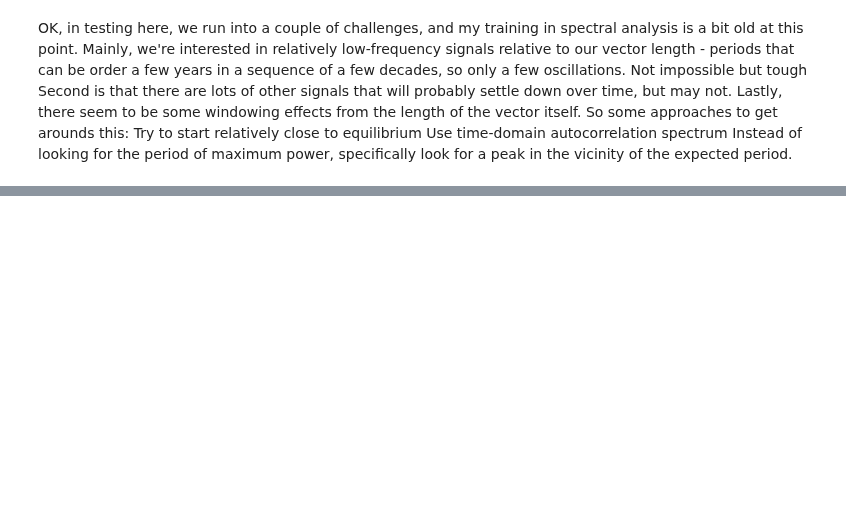
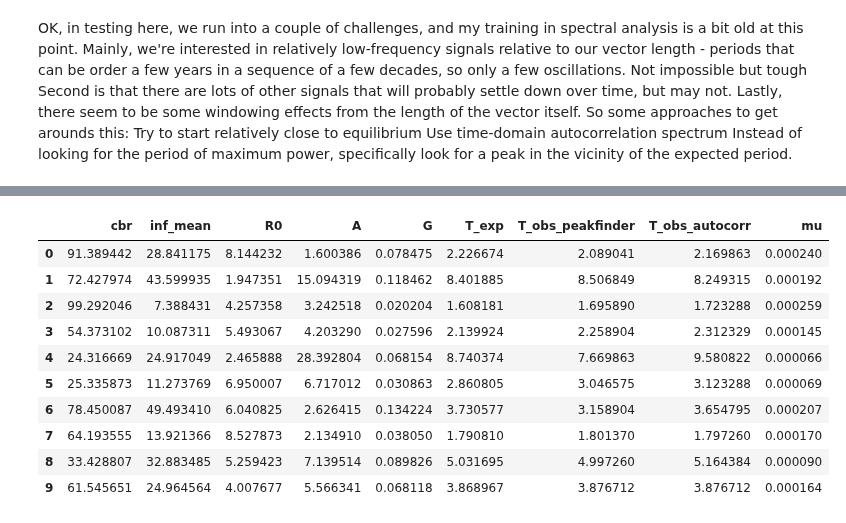
Before and after one commit to InstituteforDiseaseModeling/laser-generic, a Jupyter notebook: notebooks/SIR_wbirths_natural_periodicity.ipynb, the cells around one changed output, grey strips where cells are left out. Saved outputs shown, nothing was run; the diff lists cells and outputs as text; code cells hidden in the pictures; blank space fills up the shorter version.

```diff
--- a/notebooks/SIR_wbirths_natural_periodicity.ipynb
+++ b/notebooks/SIR_wbirths_natural_periodicity.ipynb
@@ -214,0 +229,19 @@ for i in range(10):
+# %%
+params_df['mu'] = ((1+params_df['cbr']/1000)**(1/365)-1)
+
+params_df['A'] = 1/((params_df['R0']-1)*params_df['mu'])/365
+params_df['T_exp'] = 2*np.pi*np.sqrt(params_df['A']*params_df['G'])
+# %%
+params_df
+# %% [output]
+|  | cbr | inf_mean | R0 | A | G | T_exp | T_obs_peakfinder | T_obs_autocorr | mu |
+| 0 | 91.389442 | 28.841175 | 8.144232 | 1.600386 | 0.078475 | 2.226674 | 2.089041 | 2.169863 | 0.000240 |
+| 1 | 72.427974 | 43.599935 | 1.947351 | 15.094319 | 0.118462 | 8.401885 | 8.506849 | 8.249315 | 0.000192 |
+| 2 | 99.292046 | 7.388431 | 4.257358 | 3.242518 | 0.020204 | 1.608181 | 1.695890 | 1.723288 | 0.000259 |
+| 3 | 54.373102 | 10.087311 | 5.493067 | 4.203290 | 0.027596 | 2.139924 | 2.258904 | 2.312329 | 0.000145 |
+| 4 | 24.316669 | 24.917049 | 2.465888 | 28.392804 | 0.068154 | 8.740374 | 7.669863 | 9.580822 | 0.000066 |
+| 5 | 25.335873 | 11.273769 | 6.950007 | 6.717012 | 0.030863 | 2.860805 | 3.046575 | 3.123288 | 0.000069 |
+| 6 | 78.450087 | 49.493410 | 6.040825 | 2.626415 | 0.134224 | 3.730577 | 3.158904 | 3.654795 | 0.000207 |
+| 7 | 64.193555 | 13.921366 | 8.527873 | 2.134910 | 0.038050 | 1.790810 | 1.801370 | 1.797260 | 0.000170 |
+| 8 | 33.428807 | 32.883485 | 5.259423 | 7.139514 | 0.089826 | 5.031695 | 4.997260 | 5.164384 | 0.000090 |
+| 9 | 61.545651 | 24.964564 | 4.007677 | 5.566341 | 0.068118 | 3.868967 | 3.876712 | 3.876712 | 0.000164 |
```
Also changed, not shown: parts of 8 cells of this notebook, 7 other files.
